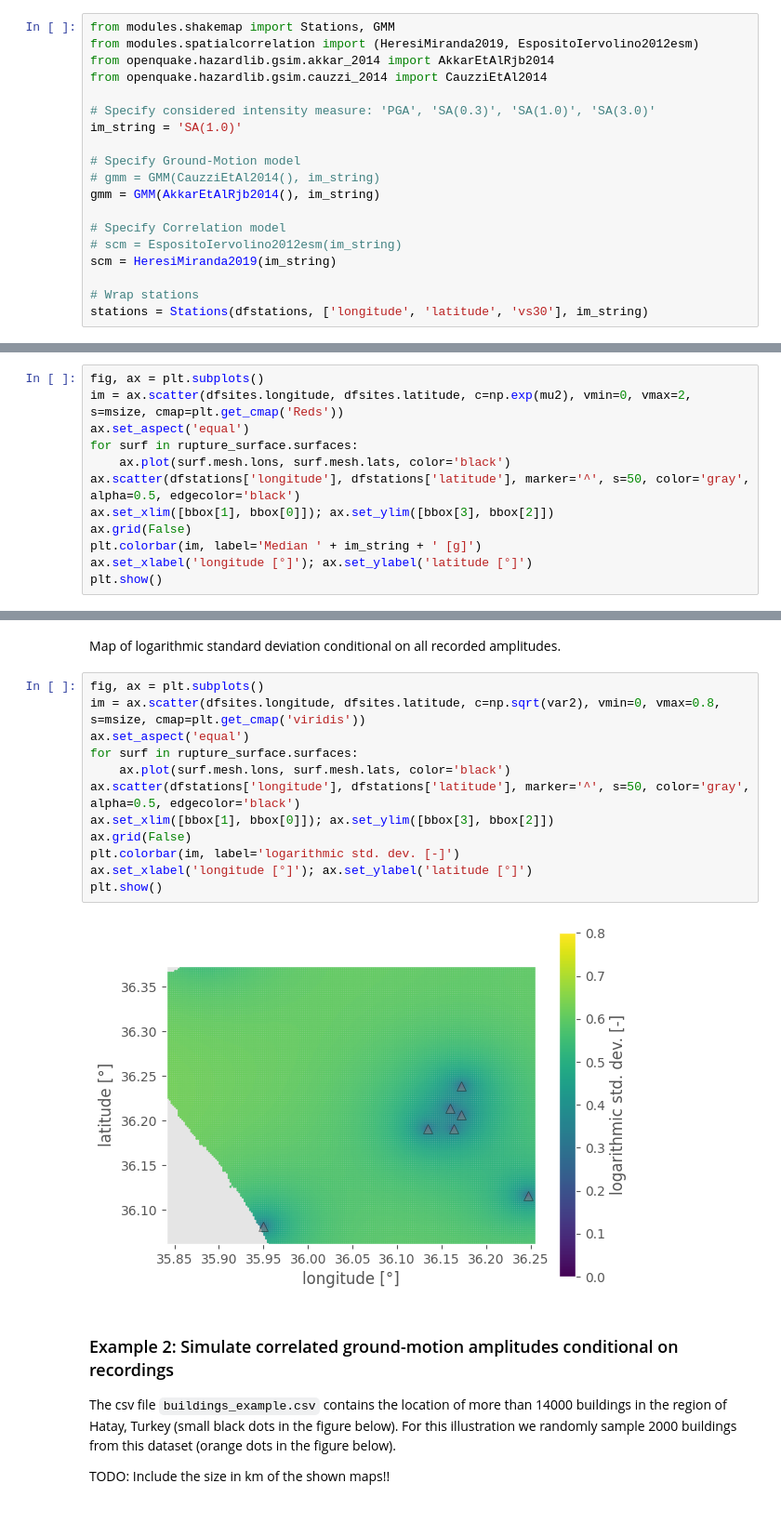
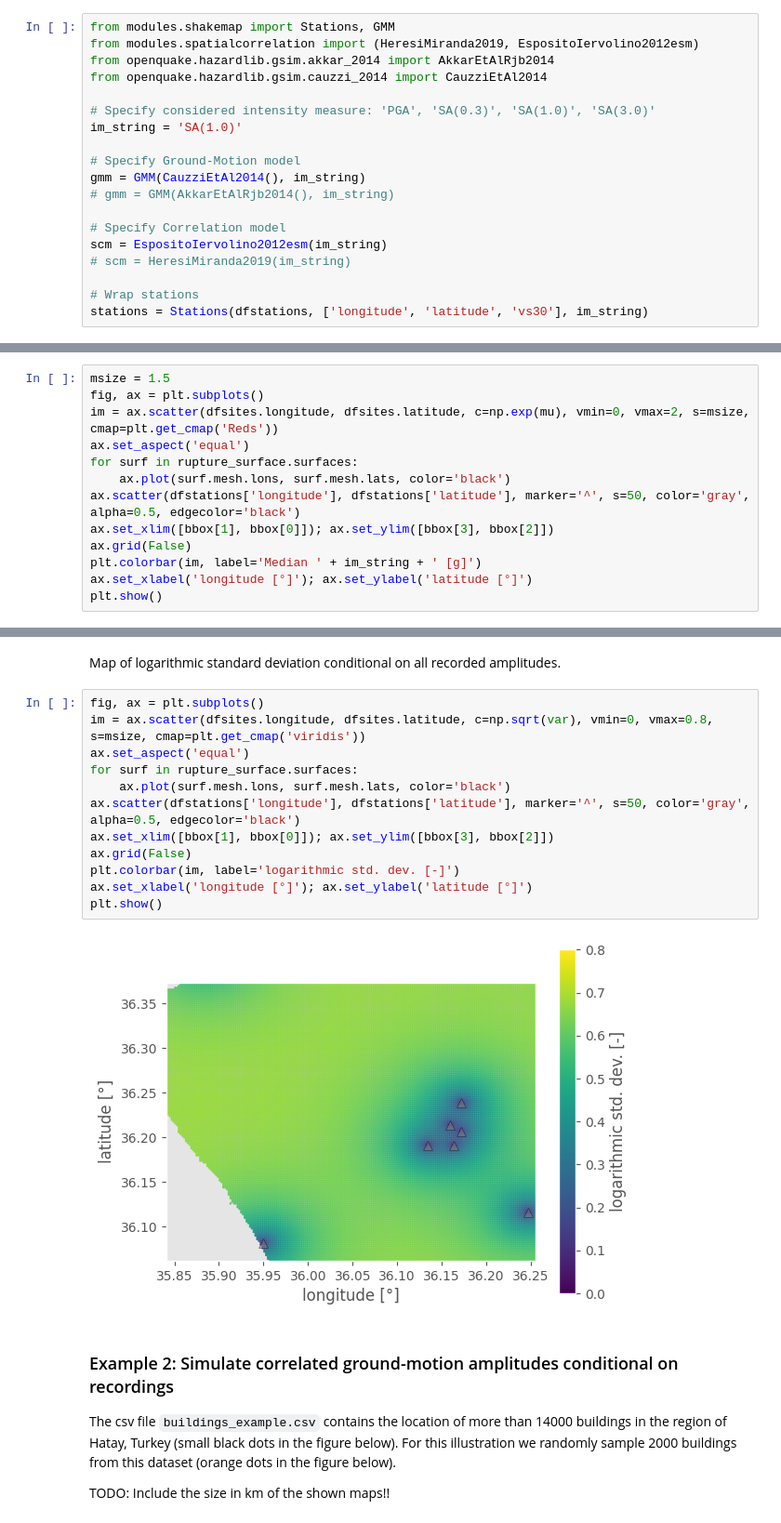
Before and after one commit to bodlukas/ground-motion-simulation-shakemap, a Jupyter notebook: Example.ipynb, the cells around one changed output, grey strips where cells are left out. Shown at 93% size. Saved outputs shown, nothing was run; the diff lists cells and outputs as text.

```diff
--- a/Example.ipynb
+++ b/Example.ipynb
@@ -104,12 +104,12 @@ from openquake.hazardlib.gsim.cauzzi_2014 import CauzziEtAl2014
 im_string = 'SA(1.0)'
 
 # Specify Ground-Motion model
-# gmm = GMM(CauzziEtAl2014(), im_string)
-gmm = GMM(AkkarEtAlRjb2014(), im_string)
+gmm = GMM(CauzziEtAl2014(), im_string)
+# gmm = GMM(AkkarEtAlRjb2014(), im_string)
 
 # Specify Correlation model
-# scm = EspositoIervolino2012esm(im_string)
-scm = HeresiMiranda2019(im_string)
+scm = EspositoIervolino2012esm(im_string)
+# scm = HeresiMiranda2019(im_string)
 
 # Wrap stations
 stations = Stations(dfstations, ['longitude', 'latitude', 'vs30'], im_string)
@@ -166,8 +167,9 @@ mu, var = shakemap.predict_logIM(sites, conditional=True, full_cov=False)
 # %% [markdown]
 Map of median intensity measure value conditional on all recorded amplitudes.
 # %%
+msize = 1.5
 fig, ax = plt.subplots()
-im = ax.scatter(dfsites.longitude, dfsites.latitude, c=np.exp(mu2), vmin=0, vmax=2, s=msize, cmap=plt.get_cmap('Reds'))
+im = ax.scatter(dfsites.longitude, dfsites.latitude, c=np.exp(mu), vmin=0, vmax=2, s=msize, cmap=plt.get_cmap('Reds'))
 ax.set_aspect('equal')
 for surf in rupture_surface.surfaces:
     ax.plot(surf.mesh.lons, surf.mesh.lats, color='black')
@@ -183,18 +185,18 @@ plt.show()
 Map of logarithmic standard deviation conditional on all recorded amplitudes.
 # %%
 fig, ax = plt.subplots()
-im = ax.scatter(dfsites.longitude, dfsites.latitude, c=np.sqrt(var2), vmin=0, vmax=0.8, s=msize, cmap=plt.get_cmap('viridis'))
+im = ax.scatter(dfsites.longitude, dfsites.latitude, c=np.sqrt(var), vmin=0, vmax=0.8, s=msize, cmap=plt.get_cmap('viridis'))
 ax.set_aspect('equal')
 for surf in rupture_surface.surfaces:
     ax.plot(surf.mesh.lons, surf.mesh.lats, color='black')
 ax.scatter(dfstations['longitude'], dfstations['latitude'], marker='^', s=50, color='gray', alpha=0.5, edgecolor='black')
 ax.set_xlim([bbox[1], bbox[0]]); ax.set_ylim([bbox[3], bbox[2]])
 ax.grid(False)
 plt.colorbar(im, label='logarithmic std. dev. [-]')
 ax.set_xlabel('longitude [°]'); ax.set_ylabel('latitude [°]')
 plt.show()
 # %% [output]
-[figure, old version]
+[figure, new version]
 # %% [markdown]
 ### Example 2: Simulate correlated ground-motion amplitudes conditional on recordings
 
```
Also changed, not shown: parts of 7 cells of this notebook.
